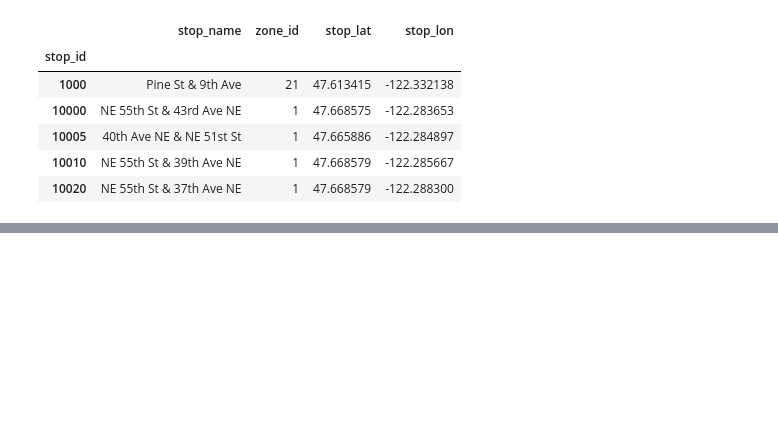
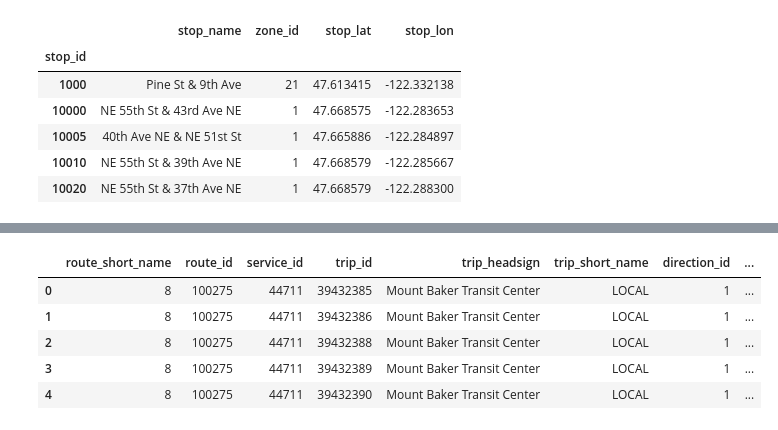
Before and after one commit to 350Seattle-Transportation-Team/gtfs-realtime, a Jupyter notebook: data_transformation/02_work_on_gtfs_classes.ipynb, the cells around one changed output, grey strips where cells are left out. Cells and saved outputs as stored; diff of their text form; code cells hidden in the pictures; blank space fills up the shorter version.

```diff
--- a/data_transformation/02_work_on_gtfs_classes.ipynb
+++ b/data_transformation/02_work_on_gtfs_classes.ipynb
@@ -649,0 +728,9 @@ gtfs_aug18.stops_by_id().head()
+# %%
+gtfs_jul18.trips_for_route_and_direction(8,1).head()
+# %% [output]
+|  | route_short_name | route_id | service_id | trip_id | trip_headsign | trip_short_name | direction_id | ... |
+| 0 | 8 | 100275 | 44711 | 39432385 | Mount Baker Transit Center | LOCAL | 1 | ... |
+| 1 | 8 | 100275 | 44711 | 39432386 | Mount Baker Transit Center | LOCAL | 1 | ... |
+| 2 | 8 | 100275 | 44711 | 39432388 | Mount Baker Transit Center | LOCAL | 1 | ... |
+| 3 | 8 | 100275 | 44711 | 39432389 | Mount Baker Transit Center | LOCAL | 1 | ... |
+| 4 | 8 | 100275 | 44711 | 39432390 | Mount Baker Transit Center | LOCAL | 1 | ... |
```
Also changed, not shown: parts of 20 cells of this notebook, 1 other file.
